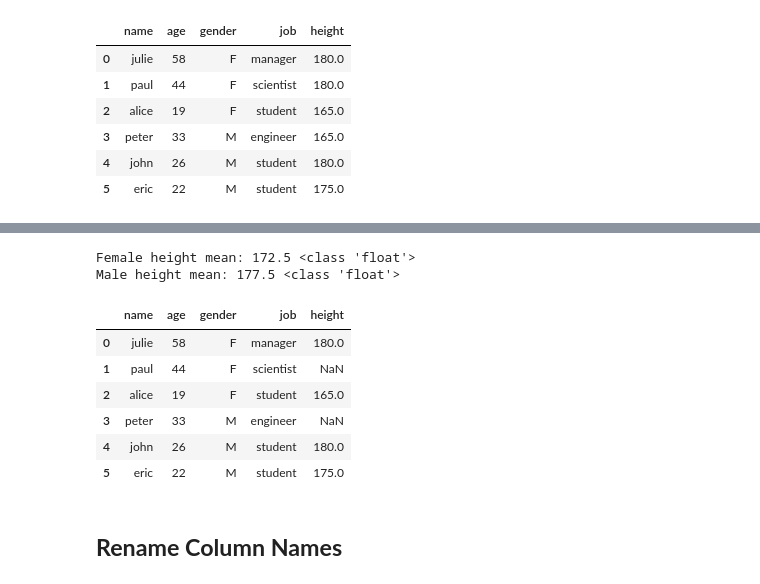
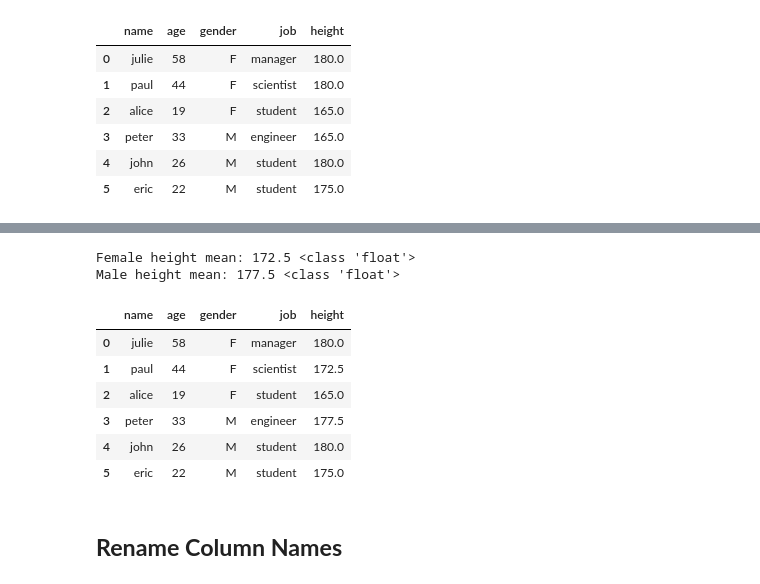
Before and after one commit to toarnabtrainer/AEC_ML_Batch_1_August_2026, a Jupyter notebook: Pandas.ipynb, the cells around one changed output, grey strips where cells are left out. Saved outputs shown, nothing was run; the diff lists cells and outputs as text; code cells hidden in the pictures.

```diff
--- a/Pandas.ipynb
+++ b/Pandas.ipynb
@@ -1253,19 +1253,19 @@ display(df1)
 # %%
 df1 = df.copy()
 female_mean_height = df1[df1.gender == 'F'].height.mean()
 print("Female height mean:", female_mean_height, type(float(female_mean_height)))
 male_mean_height = df1[df1.gender == 'M'].height.mean()
 print("Male height mean:", male_mean_height, type(float(male_mean_height)))
-df1[df1.gender == 'M'].fillna(male_mean_height, inplace=True)
+df1['height'] = df1['height'].fillna(df1.groupby('gender')['height'].transform('mean'))
 display(df1)
 # %% [output]
 Female height mean: 172.5 <class 'float'>
 Male height mean: 177.5 <class 'float'>
 |  | name | age | gender | job | height |
 | 0 | julie | 58 | F | manager | 180.0 |
-| 1 | paul | 44 | F | scientist | NaN |
+| 1 | paul | 44 | F | scientist | 172.5 |
 | 2 | alice | 19 | F | student | 165.0 |
-| 3 | peter | 33 | M | engineer | NaN |
+| 3 | peter | 33 | M | engineer | 177.5 |
 | 4 | john | 26 | M | student | 180.0 |
 | 5 | eric | 22 | M | student | 175.0 |
 # %% [markdown]
```
Also changed, not shown: parts of 14 cells of this notebook.
